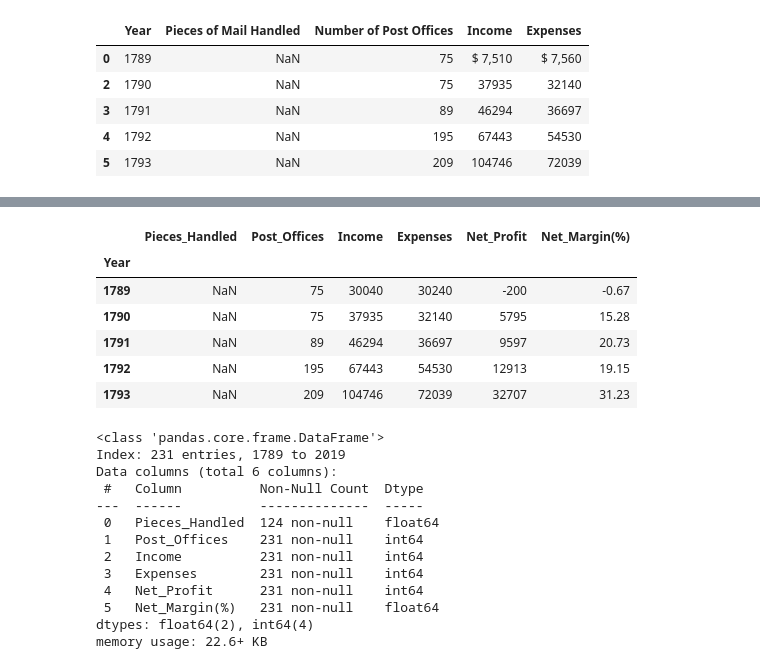
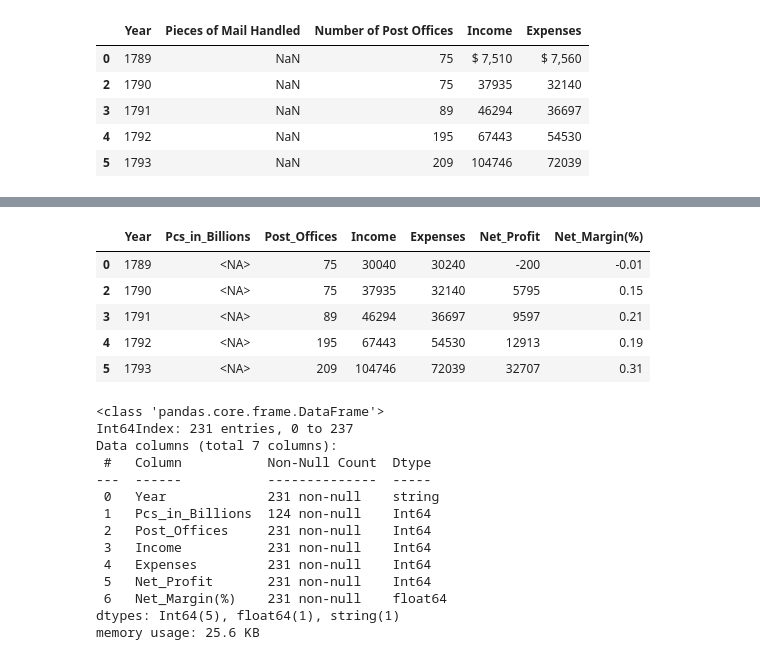
Before and after one commit to mpatterson73/USPS-Analysis, a Jupyter notebook: usps.ipynb, the cells around one changed output, grey strips where cells are left out. Saved outputs shown, nothing was run; the diff lists cells and outputs as text; code cells hidden in the pictures.

```diff
--- a/usps.ipynb
+++ b/usps.ipynb
@@ -86,9 +107,9 @@ df2.head()
 | 4 | 1792 | NaN | 195 | 67443 | 54530 |
 | 5 | 1793 | NaN | 209 | 104746 | 72039 |
 # %%
+# needs fix
 df2.at[0, 'Income'] = 7510
 df2.at[0, 'Expenses'] = 7560
-df2.set_index('Year', inplace=True)
-df2.columns = ['Pieces_Handled', 'Post_Offices', 'Income', 'Expenses']
+df2.columns = ['Year', 'Pcs_in_Billions', 'Post_Offices', 'Income', 'Expenses']
 df2.head()
 # %% [output]
@@ -102,4 +121,0 @@ df2.head()
-# %%
-col_list = ['Pieces_Handled', 'Post_Offices', 'Income', 'Expenses']
-df2[col_list] = df2[col_list].apply(pd.to_numeric)
-df2.head()
@@ -113,0 +137,8 @@ df2.head()
+# %%
+col_list = ['Pcs_in_Billions', 'Post_Offices', 'Income', 'Expenses']
+# convert to strings
+for col in col_list:
+    df2[col] = pd.to_numeric(df2[col])
+# 'Pieces_Handled' from float to Int64.
+    df2 = df2.convert_dtypes()
+df2.info()
@@ -114,35 +158,38 @@ df2.head()
 # %%
-df2.at['1789', 'Income'] = df2.at['1789', 'Income'] * 4
-df2.at['1789', 'Expenses'] = df2.at['1789', 'Expenses'] * 4
+# data for yr 1789 is 3mo only. Multiply by 4 to estimate full year.
+df2.at[0, 'Income'] = df2.at[0, 'Income'] * 4
+df2.at[0, 'Expenses'] = df2.at[0, 'Expenses'] * 4
+
+df2['Pcs_in_Billions'] = df2['Pcs_in_Billions']
 # %%
 # check point
 df3 = df2.copy()
 df3['Net_Profit'] = df3['Income'] - df3['Expenses']
-df3['Net_Margin(%)'] = round(df3['Net_Profit']/df3['Income']*100, 2)
+df3['Net_Margin(%)'] = round(df3['Net_Profit']/df3['Income'], 2)
 df3.head()
 # %% [output]
-|  | Pieces_Handled | Post_Offices | Income | Expenses | Net_Profit | Net_Margin(%) |
-| Year |  |  |  |  |  |  |
-| 1789 | NaN | 75 | 30040 | 30240 | -200 | -0.67 |
-| 1790 | NaN | 75 | 37935 | 32140 | 5795 | 15.28 |
-| 1791 | NaN | 89 | 46294 | 36697 | 9597 | 20.73 |
-| 1792 | NaN | 195 | 67443 | 54530 | 12913 | 19.15 |
-| 1793 | NaN | 209 | 104746 | 72039 | 32707 | 31.23 |
+|  | Year | Pcs_in_Billions | Post_Offices | Income | Expenses | Net_Profit | Net_Margin(%) |
+| 0 | 1789 | <NA> | 75 | 30040 | 30240 | -200 | -0.01 |
+| 2 | 1790 | <NA> | 75 | 37935 | 32140 | 5795 | 0.15 |
+| 3 | 1791 | <NA> | 89 | 46294 | 36697 | 9597 | 0.21 |
+| 4 | 1792 | <NA> | 195 | 67443 | 54530 | 12913 | 0.19 |
+| 5 | 1793 | <NA> | 209 | 104746 | 72039 | 32707 | 0.31 |
 # %%
 df3.info()
 # %% [output]
 <class 'pandas.core.frame.DataFrame'>
-Index: 231 entries, 1789 to 2019
-Data columns (total 6 columns):
- #   Column          Non-Null Count  Dtype
----  ------          --------------  -----
- 0   Pieces_Handled  124 non-null    float64
- 1   Post_Offices    231 non-null    int64
- 2   Income          231 non-null    int64
- 3   Expenses        231 non-null    int64
- 4   Net_Profit      231 non-null    int64
- 5   Net_Margin(%)   231 non-null    float64
-dtypes: float64(2), int64(4)
-memory usage: 22.6+ KB
+Int64Index: 231 entries, 0 to 237
+Data columns (total 7 columns):
+ #   Column           Non-Null Count  Dtype
+---  ------           --------------  -----
+ 0   Year             231 non-null    string
+ 1   Pcs_in_Billions  124 non-null    Int64
+ 2   Post_Offices     231 non-null    Int64
+ 3   Income           231 non-null    Int64
+ 4   Expenses         231 non-null    Int64
+ 5   Net_Profit       231 non-null    Int64
+ 6   Net_Margin(%)    231 non-null    float64
+dtypes: Int64(5), float64(1), string(1)
+memory usage: 25.6 KB
 # %%
 df3['P/L_per_Office'] = round(df3['Net_Profit']/df3['Post_Offices'], 2)
```
Also changed, not shown: parts of 15 cells of this notebook.
